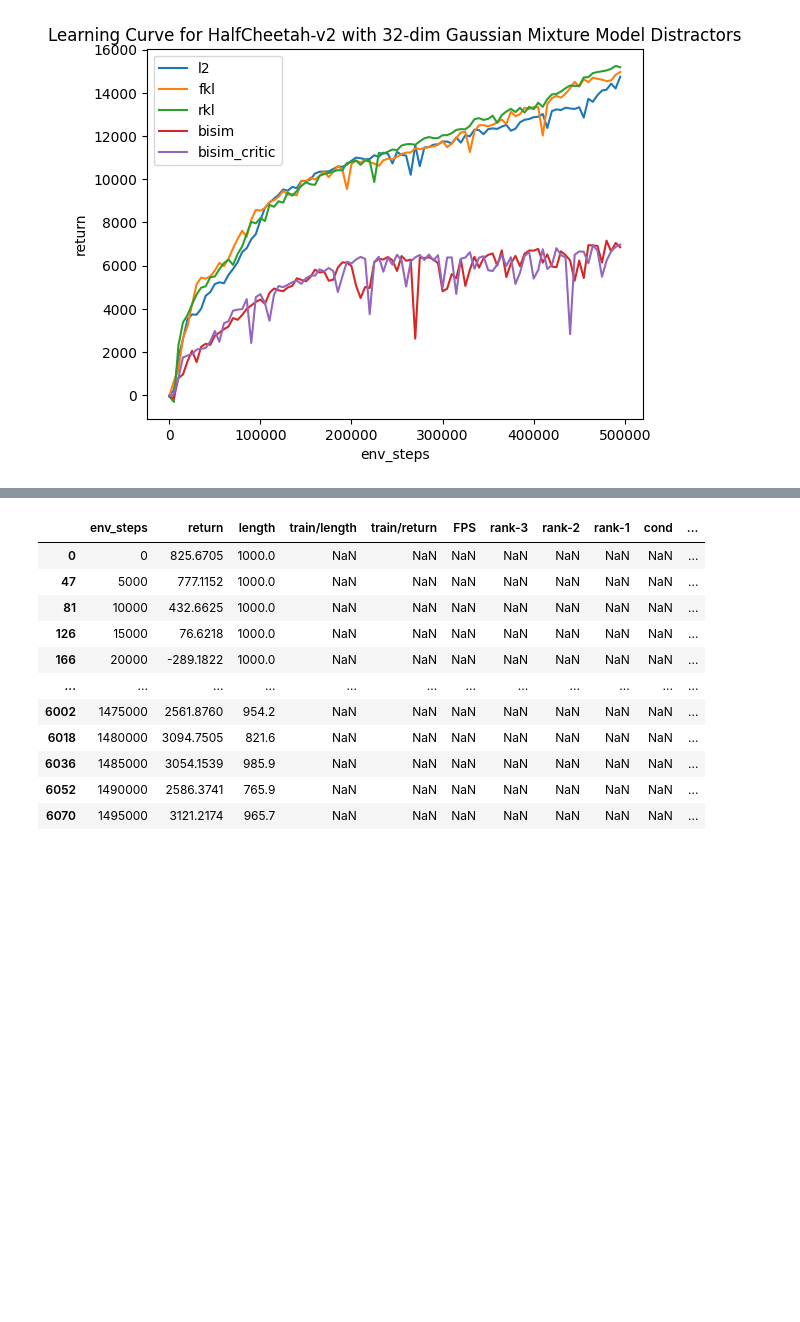
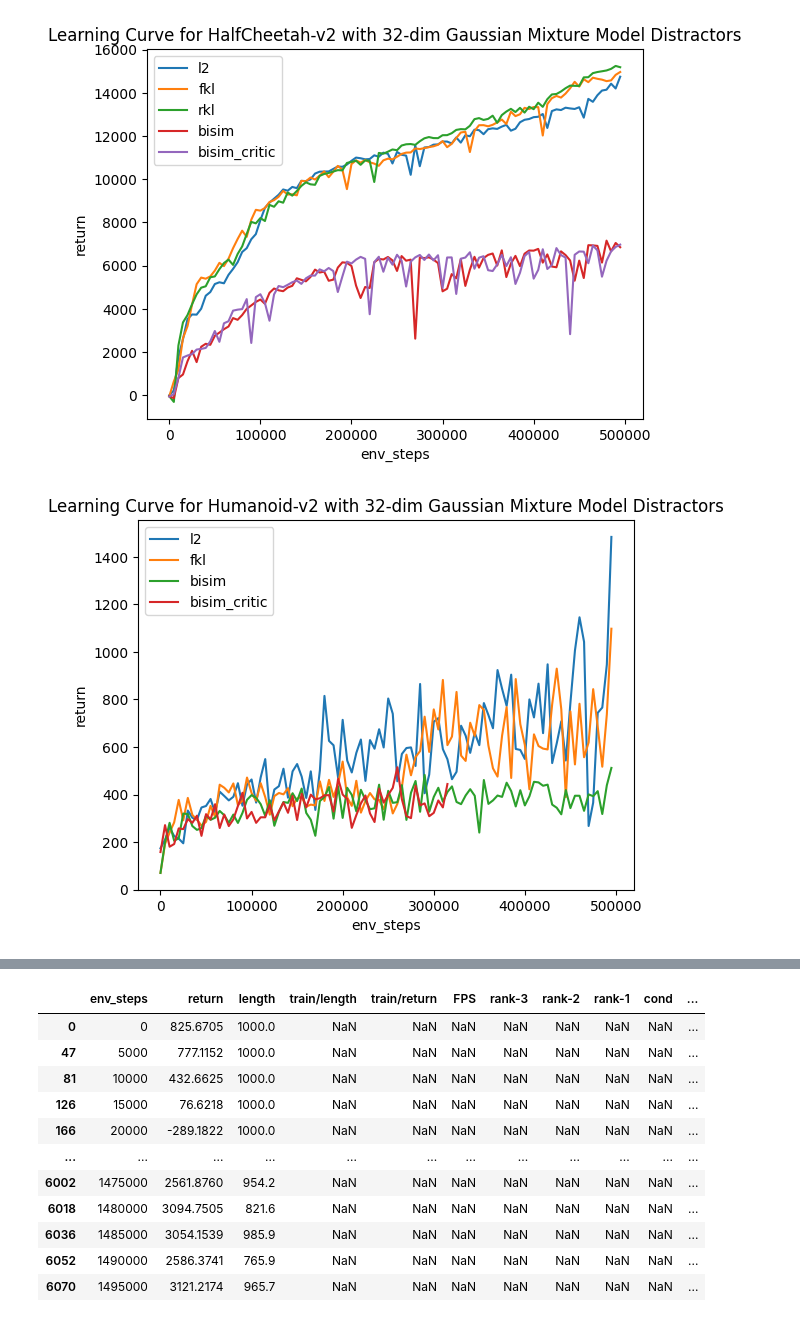
Before and after one commit to rytse/self-predictive-rl, a Jupyter notebook: mujoco_code/vis2.ipynb, the cells around one changed output, grey strips where cells are left out. Saved outputs shown, nothing was run; the diff lists cells and outputs as text; code cells hidden in the pictures; blank space fills up the shorter version.

```diff
--- a/mujoco_code/vis2.ipynb
+++ b/mujoco_code/vis2.ipynb
@@ -45,3 +45,40 @@ plt.legend(datasets.keys())
 plt.show()
 # %% [output]
 [figure]
+# %%
+datasets = OrderedDict(
+    [
+        (
+            "l2",
+            "./logs/Humanoid-v2-d32/2024-10-10-00-05-20+12467-12467/progress.csv",
+        ),
+        (
+            "fkl",
+            "./logs/Humanoid-v2-d32/2024-10-10-00-04-13+10923-10923/progress.csv",
+        ),
+        (
+            "bisim",
+            "./logs/Humanoid-v2-d32/2024-10-10-00-04-24+10982-10982/progress.csv",
+        ),
+        (
+            "bisim_critic",
+            "./logs/Humanoid-v2-d32/2024-10-10-00-05-00+11755-11755/progress.csv",
+        ),
+    ]
+)
+
+for name, file_name in datasets.items():
+    df = pd.read_csv(file_name)
+    df = df[~df["return"].isna()]
+
+    plt.plot(df["env_steps"], df["return"])
+
+plt.title(
+    "Learning Curve for Humanoid-v2 with 32-dim Gaussian Mixture Model Distractors"
+)
+plt.xlabel("env_steps")
+plt.ylabel("return")
+plt.legend(datasets.keys())
+plt.show()
+# %% [output]
+[figure, added]
```
Also changed, not shown: parts of 2 cells of this notebook, 2 other files.
